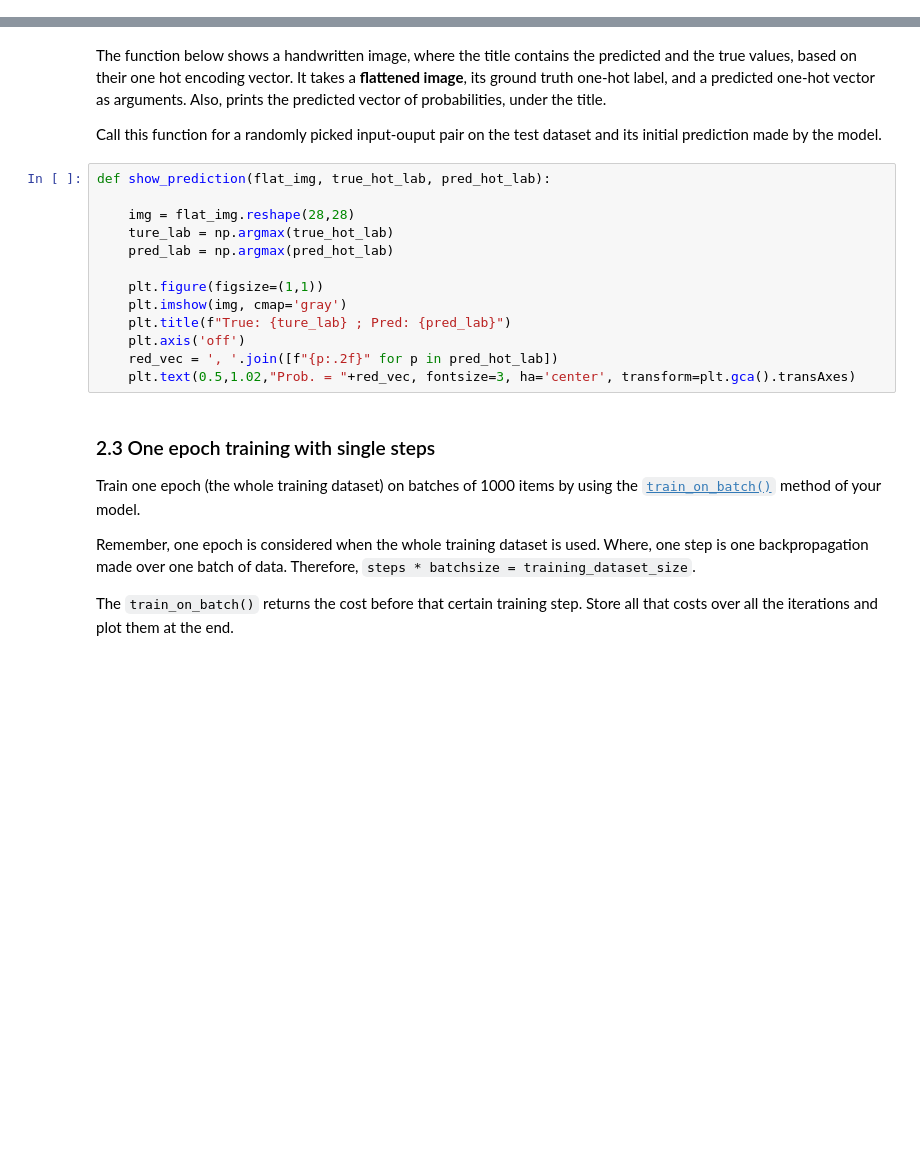
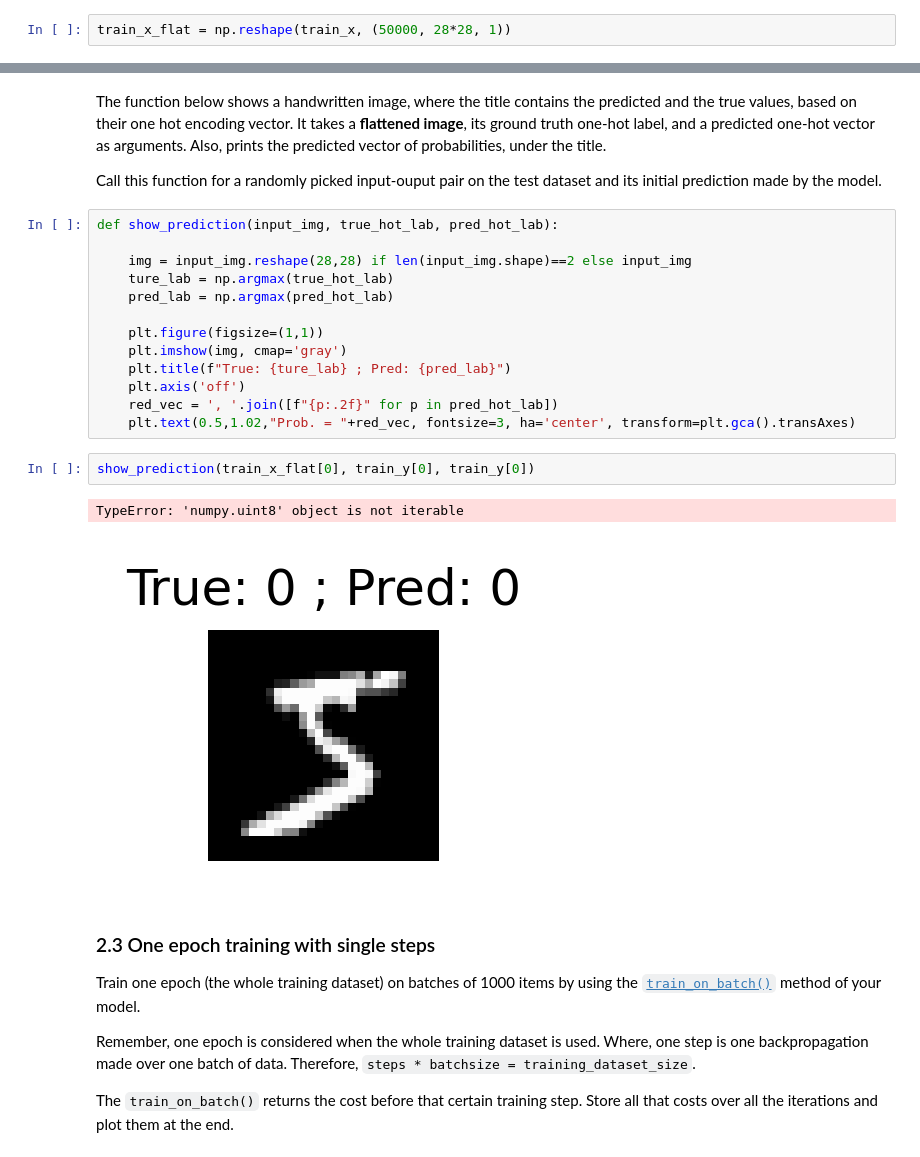
Before and after one commit to dmaluenda/hands_on_machine_learning, a Jupyter notebook: 03_CNN_Autoencoder.ipynb, the cells around one changed output, grey strips where cells are left out. Saved outputs shown, nothing was run; the diff lists cells and outputs as text; blank space fills up the shorter version.

```diff
--- a/03_CNN_Autoencoder.ipynb
+++ b/03_CNN_Autoencoder.ipynb
@@ -221,6 +232,8 @@ Check also the number of trainable parameters.
 ### 2.2 Image preprocessing (flatten images for dense networks)
 
 The input of fully connected neural networks (dense networks) are several neurons, corresponding to a vector (1D). However, we have images as input data (2D). So, we have to flatten that images. So, take the images from the three raw datasets and flatten them.
+# %%
+train_x_flat = np.reshape(train_x, (50000, 28*28, 1))
 # %% [markdown]
 Use the method [`Squential.predict_on_batch()`](https://www.tensorflow.org/api_docs/python/tf/keras/Sequential#predict_on_batch) over the flattened `test` images to get an initial prediction. Check the shape of the predicted result.
 # %% [markdown]
@@ -228,9 +241,9 @@ The function below shows a handwritten image, where the title contains the predi
 
 Call this function for a randomly picked input-ouput pair on the test dataset and its initial prediction made by the model.
 # %%
-def show_prediction(flat_img, true_hot_lab, pred_hot_lab):
+def show_prediction(input_img, true_hot_lab, pred_hot_lab):
 
-    img = flat_img.reshape(28,28)
+    img = input_img.reshape(28,28) if len(input_img.shape)==2 else input_img
     ture_lab = np.argmax(true_hot_lab)
     pred_lab = np.argmax(pred_hot_lab)
 
@@ -240,6 +253,11 @@ def show_prediction(flat_img, true_hot_lab, pred_hot_lab):
     plt.axis('off')
     red_vec = ', '.join([f"{p:.2f}" for p in pred_hot_lab])
     plt.text(0.5,1.02,"Prob. = "+red_vec, fontsize=3, ha='center', transform=plt.gca().transAxes)
+# %%
+show_prediction(train_x_flat[0], train_y[0], train_y[0])
+# %% [output]
+TypeError: 'numpy.uint8' object is not iterable
+[figure, added]
 # %% [markdown]
 ### 2.3 One epoch training with single steps
 
```
Also changed, not shown: parts of 4 cells of this notebook, 4 other files.
